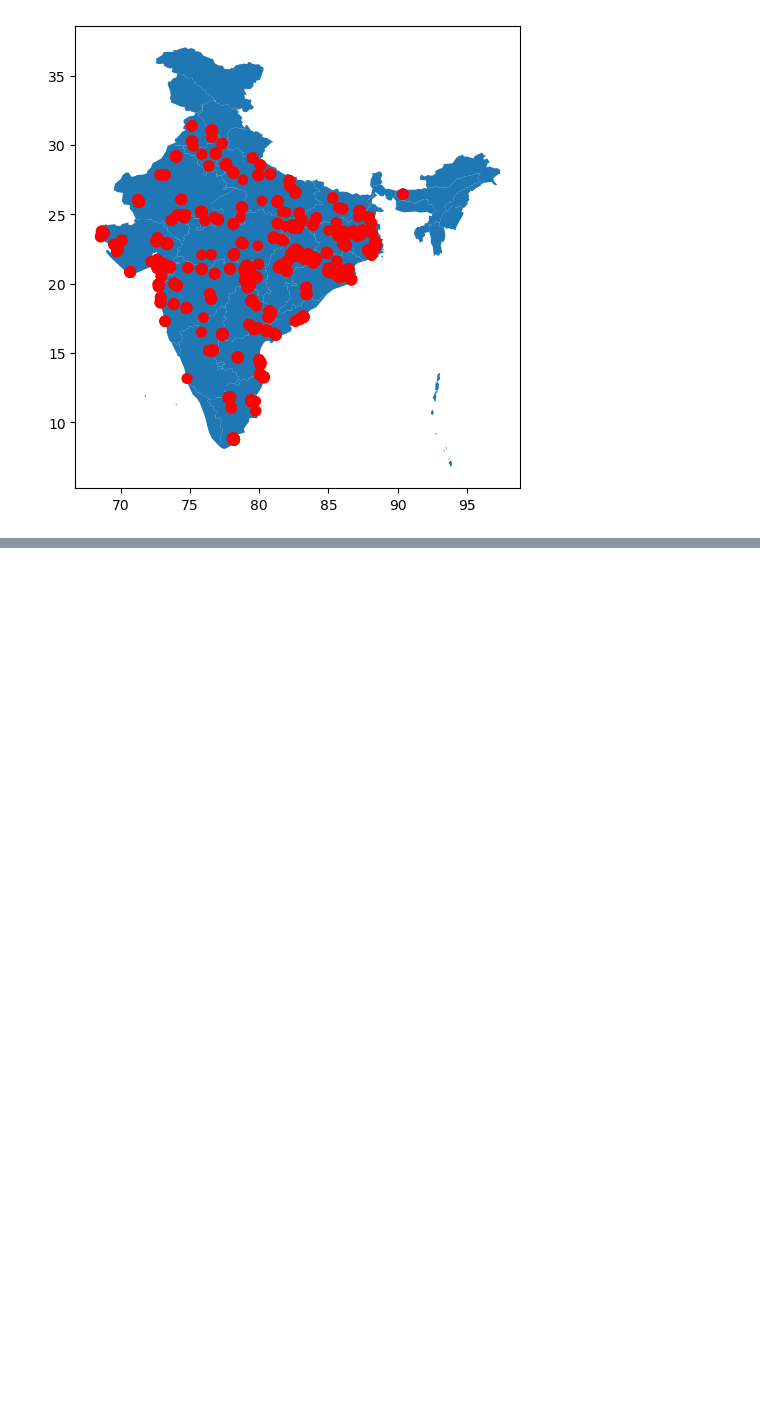
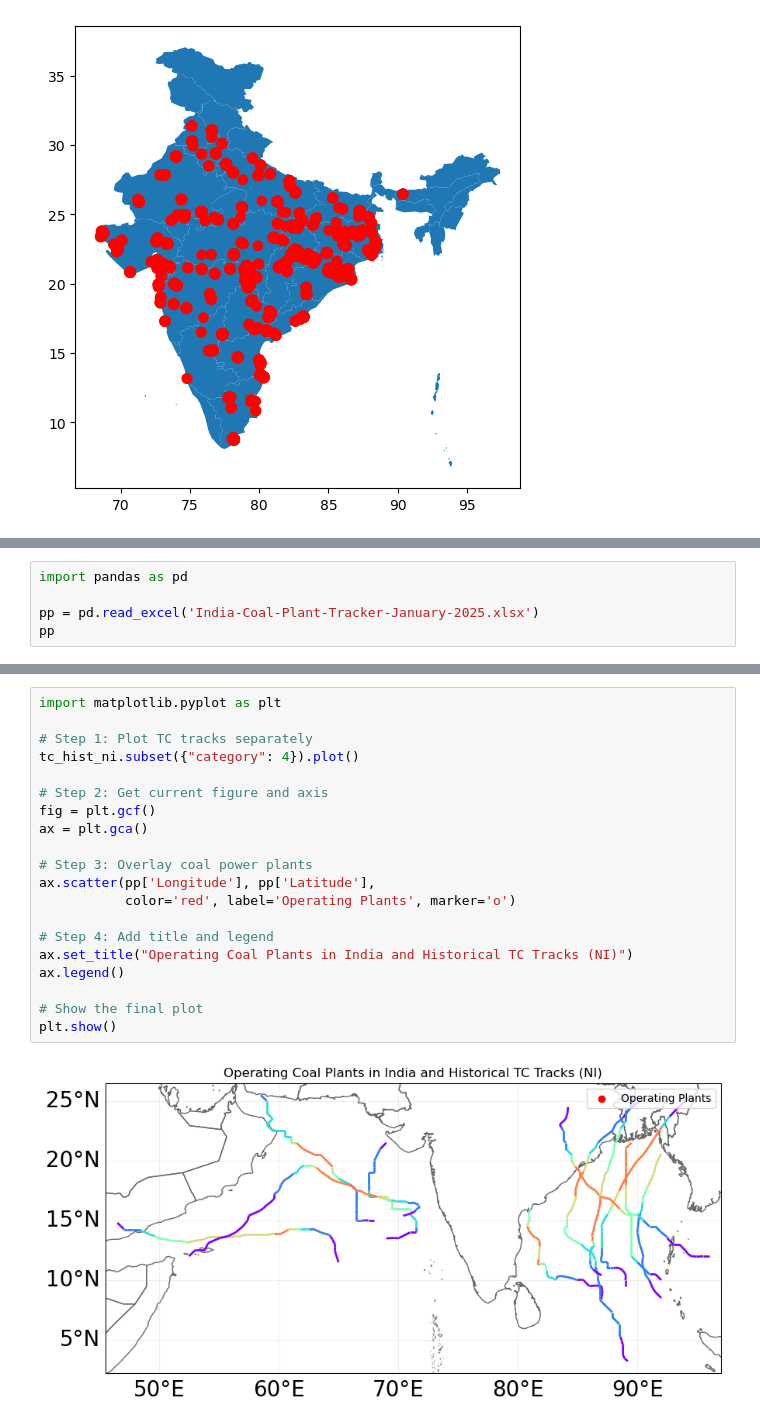
Before and after one commit to Moqian1122/TCRiskIndia, a Jupyter notebook: tc_histrocial_get.ipynb, the cells around one changed output, grey strips where cells are left out. Drawn from its saved outputs; the diff is of its cells as text; blank space fills up the shorter version.

```diff
--- a/tc_histrocial_get.ipynb
+++ b/tc_histrocial_get.ipynb
@@ -98,0 +154,5 @@ gdf.plot(ax=map_india.plot(figsize=(10, 6)), marker='o', color='red', markersize
+# %%
+import pandas as pd
+
+pp = pd.read_excel('India-Coal-Plant-Tracker-January-2025.xlsx')
+pp
@@ -98,0 +173,22 @@ gdf.plot(ax=map_india.plot(figsize=(10, 6)), marker='o', color='red', markersize
+# %%
+import matplotlib.pyplot as plt
+
+# Step 1: Plot TC tracks separately
+tc_hist_ni.subset({"category": 4}).plot()
+
+# Step 2: Get current figure and axis
+fig = plt.gcf()
+ax = plt.gca()
+
+# Step 3: Overlay coal power plants
+ax.scatter(pp['Longitude'], pp['Latitude'],
+           color='red', label='Operating Plants', marker='o')
+
+# Step 4: Add title and legend
+ax.set_title("Operating Coal Plants in India and Historical TC Tracks (NI)")
+ax.legend()
+
+# Show the final plot
+plt.show()
+# %% [output]
+[figure, added]
```
Also changed, not shown: parts of 13 cells of this notebook, 2 other files.
